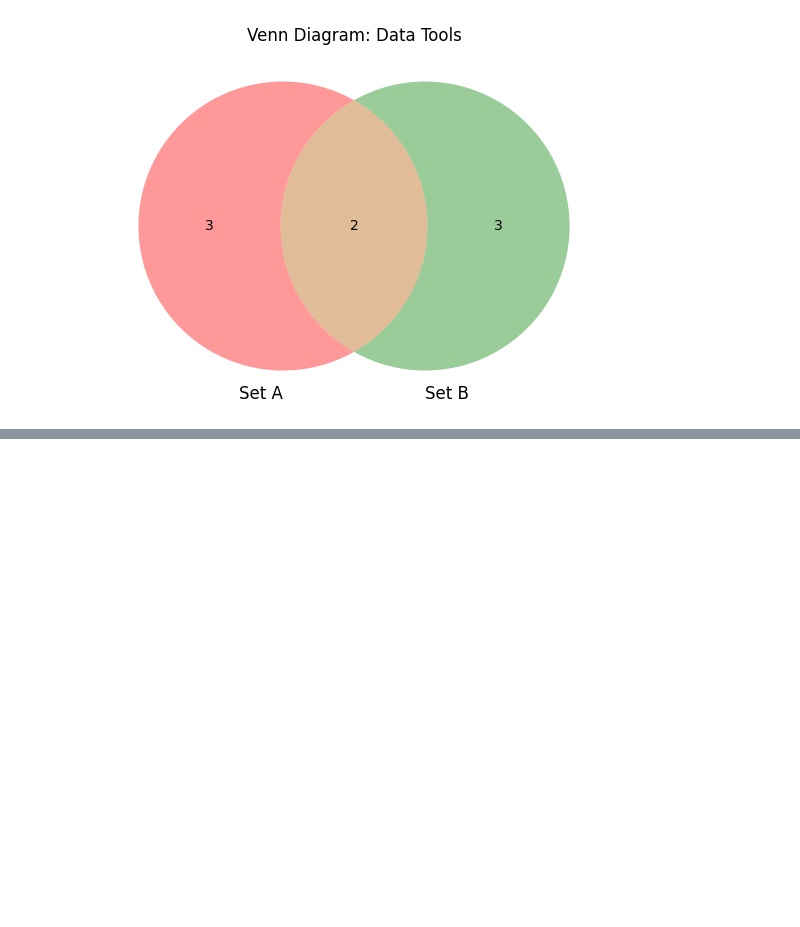
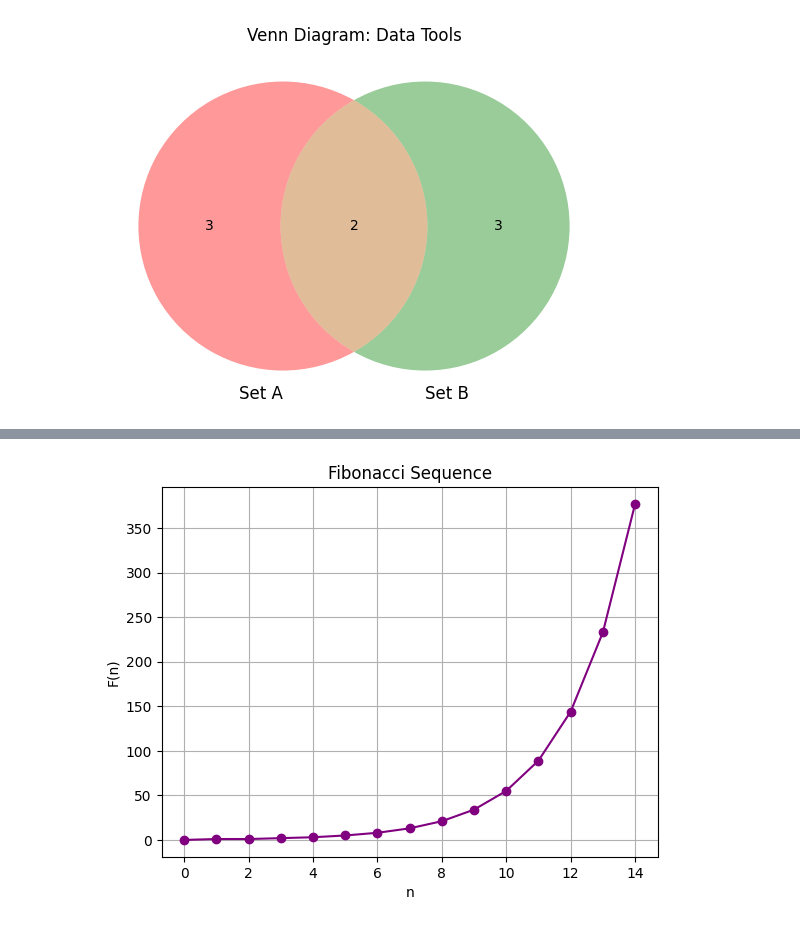
Before and after one commit to rmd360/machinelearningproject, a Jupyter notebook: Maths.ipynb, the cells around one changed output, grey strips where cells are left out. Cells and saved outputs as stored; diff of their text form; code cells hidden in the pictures; blank space fills up the shorter version.

```diff
--- a/Maths.ipynb
+++ b/Maths.ipynb
@@ -730,0 +776,19 @@ plt.show()
+# %%
+
+def fib(n):
+    a, b = 0, 1
+    series = []
+    for _ in range(n):
+        series.append(a)
+        a, b = b, a + b
+    return series
+
+f = fib(15)
+plt.plot(f, marker='o', linestyle='-', color='purple')
+plt.title("Fibonacci Sequence")
+plt.xlabel("n")
+plt.ylabel("F(n)")
+plt.grid(True)
+plt.show()
+# %% [output]
+[figure, added]
```
Also changed, not shown: parts of 3 cells of this notebook.
